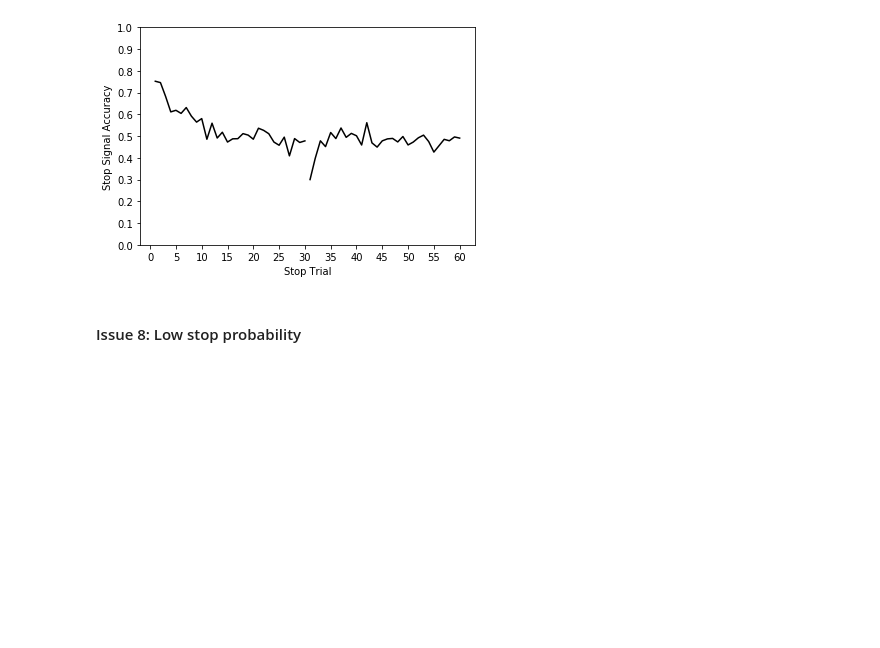
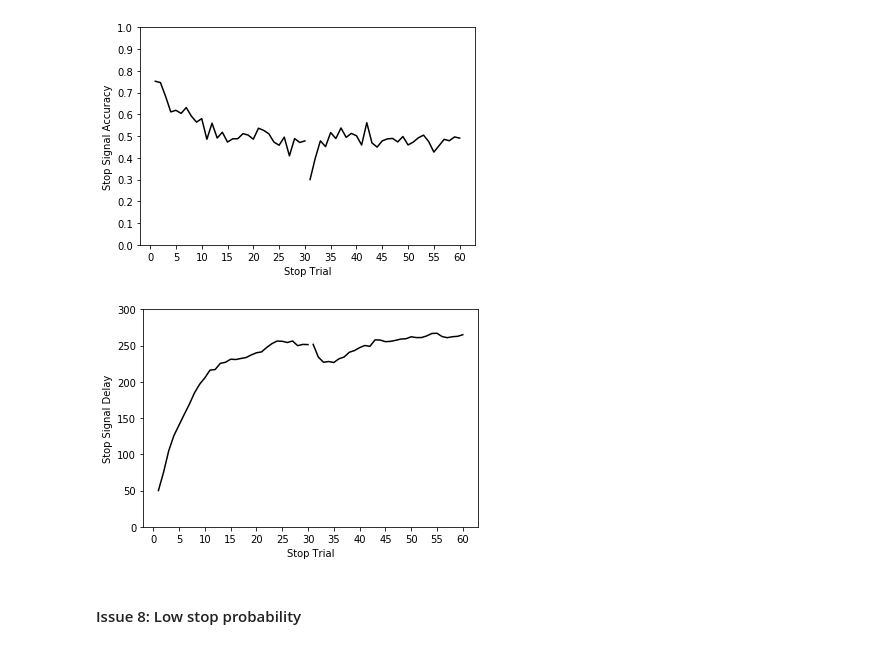
Before and after one commit to mckenziephagen/ABCD_Stop_Signal, a Jupyter notebook: scripts/SST_manuscript/SST_problems.ipynb, the cells around one changed output. Cells and saved outputs as stored; diff of their text form; code cells hidden in the pictures; blank space fills up the shorter version.

```diff
--- a/scripts/SST_manuscript/SST_problems.ipynb
+++ b/scripts/SST_manuscript/SST_problems.ipynb
@@ -337,17 +451,20 @@ np.mean(drop_zero_acc)
 # %%
 num_stop = []
 accuracy = []
-
+mean_ssd = []
 for i in np.arange(1, 61):
     correct = SST_concat.loc[SST_concat['StopTrial'] ==i]['correct_stop'].value_counts()[1]
     acc = correct / len(SST_concat.loc[SST_concat['StopTrial'] ==i])
+    ssd = np.mean(SST_concat.loc[SST_concat['StopTrial'] == i]['SSDDur'])
 
     num_stop.append(i)
     accuracy.append(acc)
+    mean_ssd.append(ssd)
 
 acc_df = pd.DataFrame()
 acc_df['StopTrial'] = num_stop
 acc_df['Accuracy'] = accuracy
+acc_df['SSD'] = mean_ssd
 # %%
 plt.plot(acc_df['StopTrial'][:30], acc_df['Accuracy'][:30], color='black')
 plt.plot(acc_df['StopTrial'][30:], acc_df['Accuracy'][30:], color='black')
@@ -362,5 +480,19 @@ plt.show()
 # %% [output]
 [figure]
+# %%
+plt.plot(acc_df['StopTrial'][:30], acc_df['SSD'][:30], color='black')
+plt.plot(acc_df['StopTrial'][30:], acc_df['SSD'][30:], color='black')
+
+plt.xlabel('Stop Trial')
+plt.ylabel('Stop Signal Delay')
+#plt.title('Stop Signal Accuracy by Number of Stop Trial')
+#plt.axvline(x=30.5, color = 'grey', alpha = 1.0, lw=1.0, ls='--')
+plt.xticks(np.arange(0,61,5))
+plt.yticks(np.arange(0, 350, 50))
+plt.savefig('ssd_across_stop_trial.pdf')
+plt.show()
+# %% [output]
+[figure, added]
 # %% [markdown]
 #### Issue 8: Low stop probability
 # %% [markdown]
```
Also changed, not shown: parts of 59 cells of this notebook.
